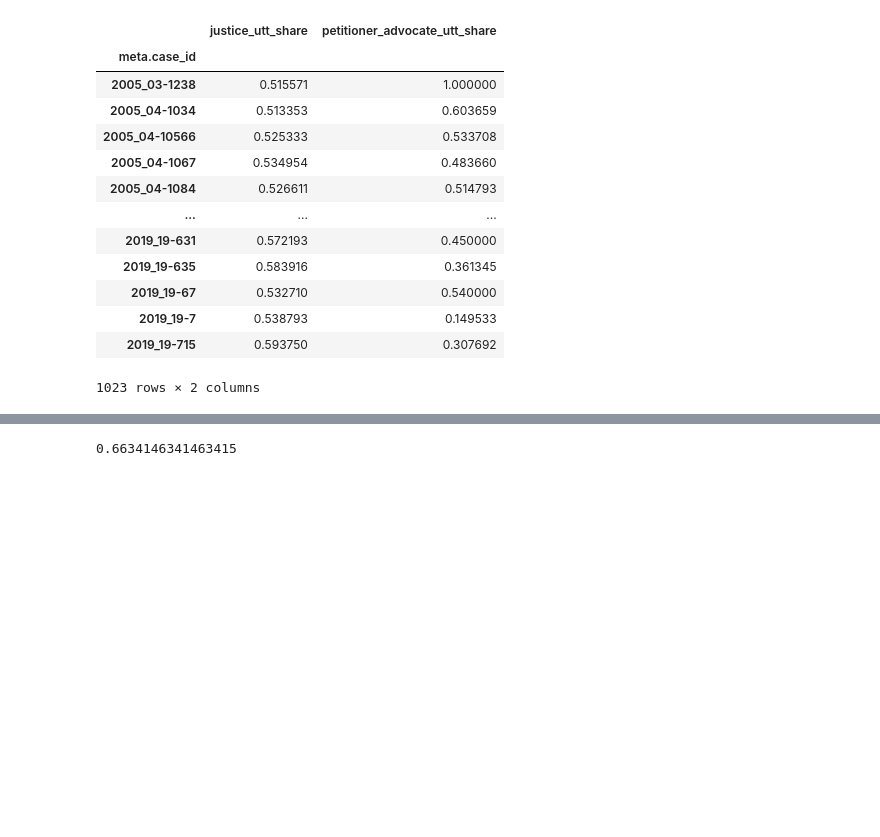
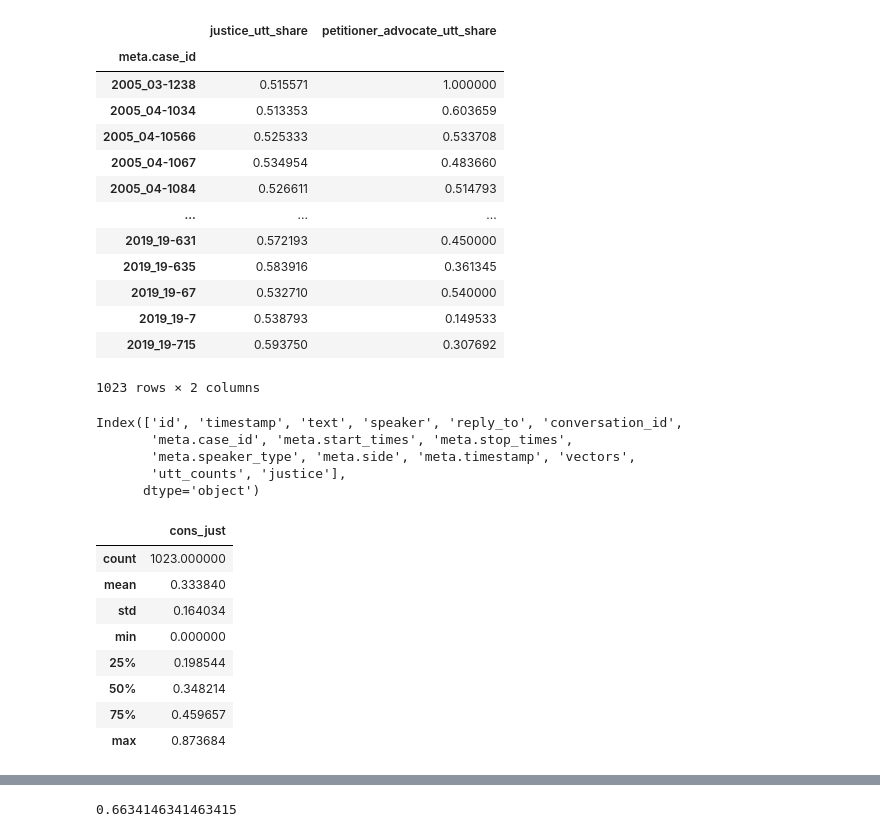
Before and after one commit to baueramari/team-supreme, a Jupyter notebook: Explore_AB.ipynb, the cells around one changed output, grey strips where cells are left out. Drawn from its saved outputs; the diff is of its cells as text; code cells hidden in the pictures; blank space fills up the shorter version.

```diff
--- a/Explore_AB.ipynb
+++ b/Explore_AB.ipynb
@@ -126,6 +126,37 @@ convo_case.rename(columns = {'conversation_id':'convo_count'}, inplace = True)
 #Code to create conversations/case feature
 
 #CALCULATE MY OTHER FEATURES HERE.
+utts.columns
+# %% [output]
+Index(['id', 'timestamp', 'text', 'speaker', 'reply_to', 'conversation_id',
+       'meta.case_id', 'meta.start_times', 'meta.stop_times',
+       'meta.speaker_type', 'meta.side', 'meta.timestamp', 'vectors',
+       'utt_counts', 'justice'],
+      dtype='object')
+# %%
+just_dict = {'j__john_g_roberts_jr':0, 'j__david_h_souter':0,
+       'j__anthony_m_kennedy':0, 'j__ruth_bader_ginsburg':0,
+       'j__john_paul_stevens':0, 'j__samuel_a_alito_jr':0,
+       'j__antonin_scalia':0, 'j__stephen_g_breyer':1,
+       'j__sandra_day_oconnor':0, 'j__clarence_thomas': 0 ,
+       'j__sonia_sotomayor':1, 'j__elena_kagan':1, 'j__neil_gorsuch': 0,
+       'j__brett_m_kavanaugh':0} #based on being appointed by cons/liberal president
+j_utts = utts.copy()
+j_utts = j_utts.loc[utts.loc[:,'justice'] == True]
+j_utts.loc[:,'speaker'].unique()
+j_utts.loc[:,'cons_just']= j_utts.loc[:,'speaker'].map(just_dict)
+cons_just = j_utts.groupby(['meta.case_id']).agg({'cons_just':'mean'})
+#Does not consider length of utterance, which also may be of interest
+# %% [output]
+|  | cons_just |
+| count | 1023.000000 |
+| mean | 0.333840 |
+| std | 0.164034 |
+| min | 0.000000 |
+| 25% | 0.198544 |
+| 50% | 0.348214 |
+| 75% | 0.459657 |
+| max | 0.873684 |
 # %%
 group_utts = utts.groupby('meta.case_id')['text'].apply(' '.join)
 #NOTE: No stemming or lemmatization done at this point
```
Also changed, not shown: parts of 4 cells of this notebook.
